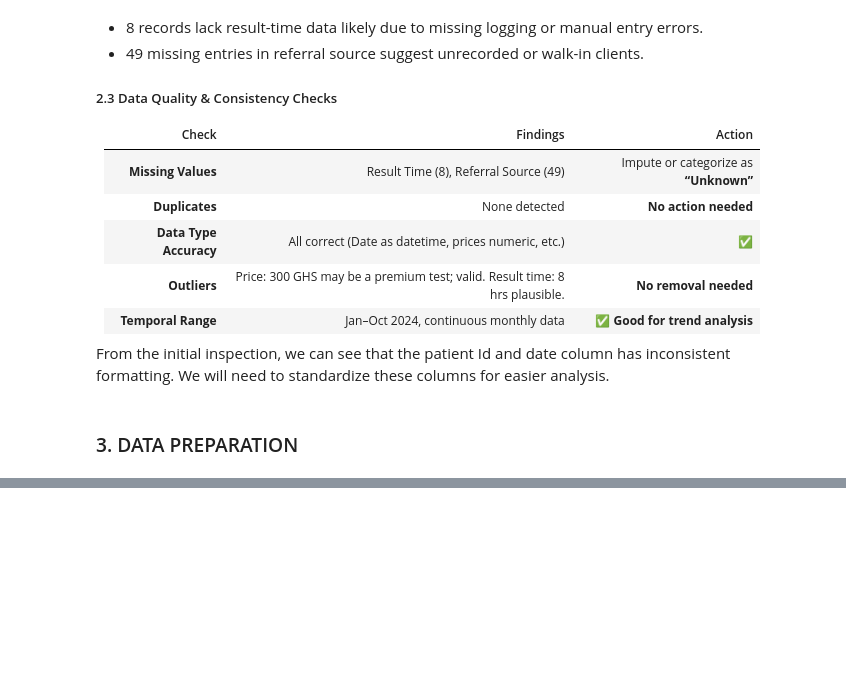
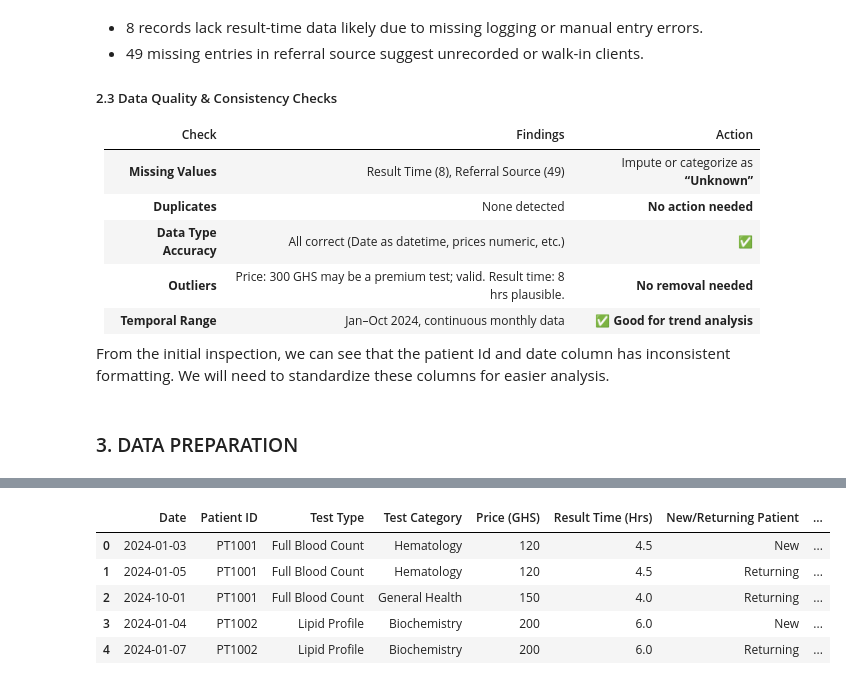
Before and after one commit to aquashie14/Med_Lab_Analysis, a Jupyter notebook: Notebooks/MLA.ipynb, the cells around one changed output, grey strips where cells are left out. Saved outputs shown, nothing was run; the diff lists cells and outputs as text; code cells hidden in the pictures; blank space fills up the shorter version.

```diff
--- a/Notebooks/MLA.ipynb
+++ b/Notebooks/MLA.ipynb
@@ -270,3 +270,12 @@ lab_data.head(20)
 # Change the data type of columns with Object type to 'str'
 lab_data['Test Type'] = lab_data['Test Type'].astype(str)
 lab_data['Test Category'] = lab_data['Test Category'].astype(str)
+# %%
+# Handling missing values
+#For numeric columns, we can fill missing values with the median or mean of the column.
+lab_data.isnull().sum()
+
+lab_data['Result Time (Hrs)'] = lab_data['Result Time (Hrs)'].fillna(lab_data['Result Time (Hrs)'].median())
+
+#For categorical columns, we can fill missing values with the mode (most frequent value) of the column but in this case we will fill with 'Unknown'
+lab_data['Referral Source'].fillna('Unknown', inplace=True)
@@ -272,0 +302,9 @@ lab_data['Test Category'] = lab_data['Test Category'].astype(str)
+# %%
+lab_data.head()
+# %% [output]
+|  | Date | Patient ID | Test Type | Test Category | Price (GHS) | Result Time (Hrs) | New/Returning Patient | ... |
+| 0 | 2024-01-03 | PT1001 | Full Blood Count | Hematology | 120 | 4.5 | New | ... |
+| 1 | 2024-01-05 | PT1001 | Full Blood Count | Hematology | 120 | 4.5 | Returning | ... |
+| 2 | 2024-10-01 | PT1001 | Full Blood Count | General Health | 150 | 4.0 | Returning | ... |
+| 3 | 2024-01-04 | PT1002 | Lipid Profile | Biochemistry | 200 | 6.0 | New | ... |
+| 4 | 2024-01-07 | PT1002 | Lipid Profile | Biochemistry | 200 | 6.0 | Returning | ... |
```
Also changed, not shown: parts of 2 cells of this notebook.
